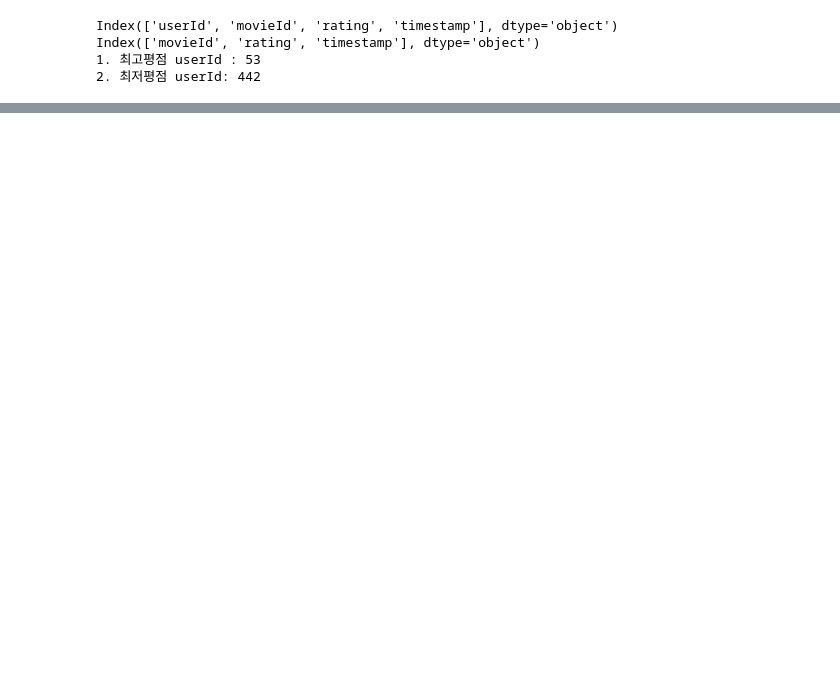
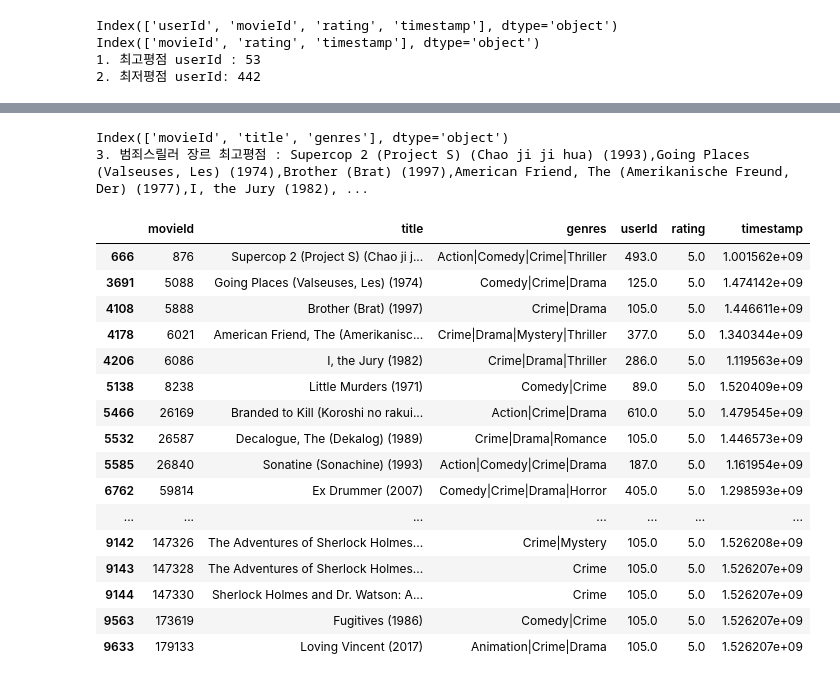
Before and after one commit to zerostone-kim/test1, a Jupyter notebook: MovieLense.ipynb, the cells around one changed output, grey strips where cells are left out. Saved outputs shown, nothing was run; the diff lists cells and outputs as text; code cells hidden in the pictures; blank space fills up the shorter version.

```diff
--- a/MovieLense.ipynb
+++ b/MovieLense.ipynb
@@ -214,0 +216,42 @@ Index(['userId', 'movieId', 'rating', 'timestamp'], dtype='object')
+# %%
+import pandas as pd
+
+movies = pd.read_csv('test1/ml-latest-small/movies.csv')
+tags = pd.read_csv('test1/ml-latest-small/tags.csv')
+ratings = pd.read_csv('test1/ml-latest-small/ratings.csv')
+
+print(movies.columns)
+
+# OR / AND 조건은 |, &  로 처리함
+movies_df_sel = movies[movies["genres"].str.contains("Crime") | movies["genres"].str.contains("Thriiler")]
+# print(movies_df_sel[['title','genres']])
+
+movies_df_sel_max = pd.merge(movies_df_sel, ratings.groupby("movieId").mean(), left_on = "movieId", right_index=True, how="left")
+
+movies_df_sel_max2 = movies_df_sel_max[movies_df_sel_max['rating'] == movies_df_sel_max['rating'].max()]
+
+print('3. 범죄스릴러 장르 최고평점 : '+','.join(movies_df_sel_max2['title']))
+# movies_df_sel_max2
+
+# Pandas str 함수 들...
+# https://pandas.pydata.org/pandas-docs/stable/reference/series.html#api-series-str
+# %% [output]
+Index(['movieId', 'title', 'genres'], dtype='object')
+3. 범죄스릴러 장르 최고평점 : Supercop 2 (Project S) (Chao ji ji hua) (1993),Going Places (Valseuses, Les) (1974),Brother (Brat) (1997),American Friend, The (Amerikanische Freund, Der) (1977),I, the Jury (1982), ...
+|  | movieId | title | genres | userId | rating | timestamp |
+| 666 | 876 | Supercop 2 (Project S) (Chao ji j... | Action|Comedy|Crime|Thriller | 493.0 | 5.0 | 1.001562e+09 |
+| 3691 | 5088 | Going Places (Valseuses, Les) (1974) | Comedy|Crime|Drama | 125.0 | 5.0 | 1.474142e+09 |
+| 4108 | 5888 | Brother (Brat) (1997) | Crime|Drama | 105.0 | 5.0 | 1.446611e+09 |
+| 4178 | 6021 | American Friend, The (Amerikanisc... | Crime|Drama|Mystery|Thriller | 377.0 | 5.0 | 1.340344e+09 |
+| 4206 | 6086 | I, the Jury (1982) | Crime|Drama|Thriller | 286.0 | 5.0 | 1.119563e+09 |
+| 5138 | 8238 | Little Murders (1971) | Comedy|Crime | 89.0 | 5.0 | 1.520409e+09 |
+| 5466 | 26169 | Branded to Kill (Koroshi no rakui... | Action|Crime|Drama | 610.0 | 5.0 | 1.479545e+09 |
+| 5532 | 26587 | Decalogue, The (Dekalog) (1989) | Crime|Drama|Romance | 105.0 | 5.0 | 1.446573e+09 |
+| 5585 | 26840 | Sonatine (Sonachine) (1993) | Action|Comedy|Crime|Drama | 187.0 | 5.0 | 1.161954e+09 |
+| 6762 | 59814 | Ex Drummer (2007) | Comedy|Crime|Drama|Horror | 405.0 | 5.0 | 1.298593e+09 |
+| ... | ... | ... | ... | ... | ... | ... |
+| 9142 | 147326 | The Adventures of Sherlock Holmes... | Crime|Mystery | 105.0 | 5.0 | 1.526208e+09 |
+| 9143 | 147328 | The Adventures of Sherlock Holmes... | Crime | 105.0 | 5.0 | 1.526207e+09 |
+| 9144 | 147330 | Sherlock Holmes and Dr. Watson: A... | Crime | 105.0 | 5.0 | 1.526207e+09 |
+| 9563 | 173619 | Fugitives (1986) | Comedy|Crime | 105.0 | 5.0 | 1.526207e+09 |
+| 9633 | 179133 | Loving Vincent (2017) | Animation|Crime|Drama | 105.0 | 5.0 | 1.526207e+09 |
```
Also changed, not shown: parts of 8 cells of this notebook.
